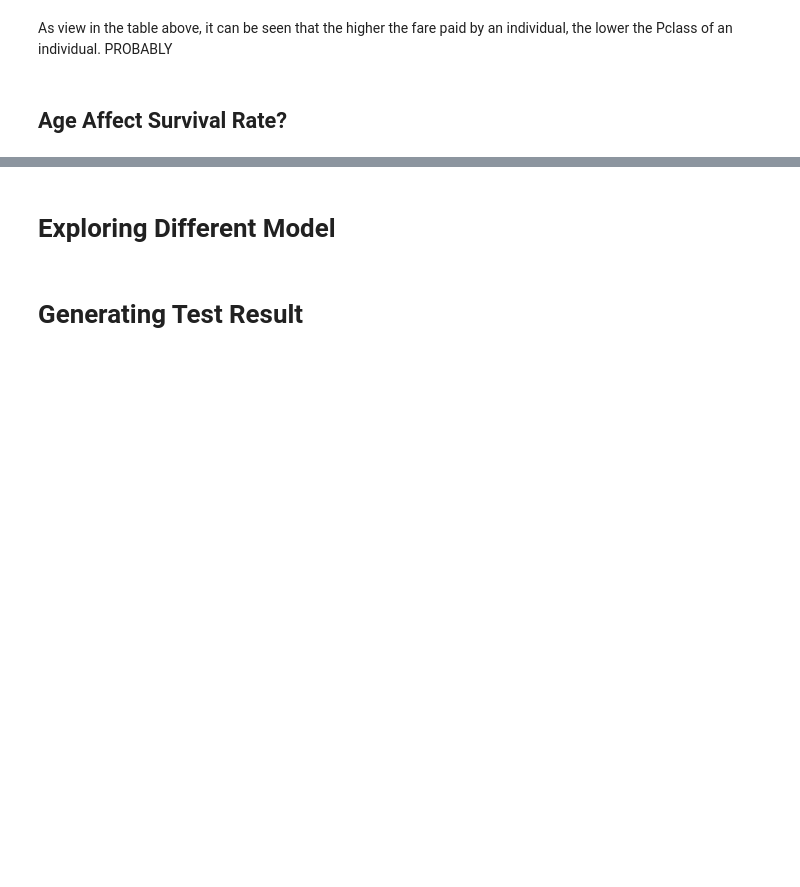
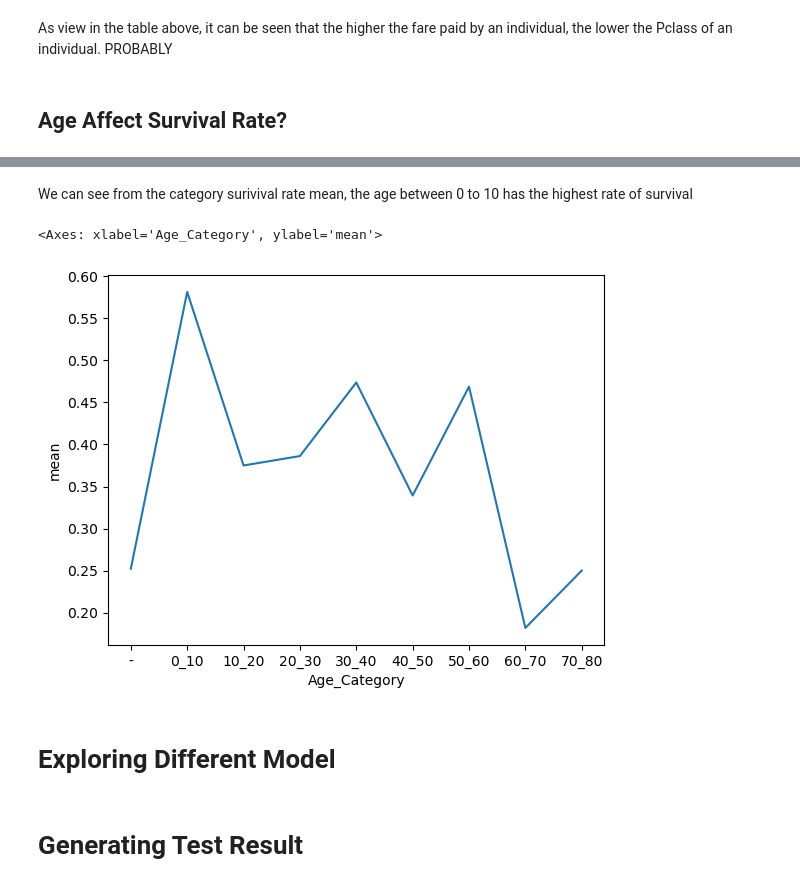
Before and after one commit to TangLitEn/kaggle-titanic, a Jupyter notebook: main.ipynb, the cells around one changed output, grey strips where cells are left out. Cells and saved outputs as stored; diff of their text form; code cells hidden in the pictures; blank space fills up the shorter version.

```diff
--- a/main.ipynb
+++ b/main.ipynb
@@ -140,0 +211,3 @@ As view in the table above, it can be seen that the higher the fare paid by an i
+# %%
+Age_Survival_Data = real_train.groupby("Age_Category").describe().Survived
+Age_Survival_Data
@@ -141,3 +226,10 @@ As view in the table above, it can be seen that the higher the fare paid by an i
+# %% [markdown]
+We can see from the category surivival rate mean, the age between 0 to 10 has the highest rate of survival
+# %%
+sns.lineplot(data = Age_Survival_Data , x = "Age_Category" , y = "mean")
+# %% [output]
+<Axes: xlabel='Age_Category', ylabel='mean'>
+[figure, added]
 # %% [markdown]
 # Exploring Different Model
 # %% [markdown]
```
Also changed, not shown: parts of 9 cells of this notebook.
